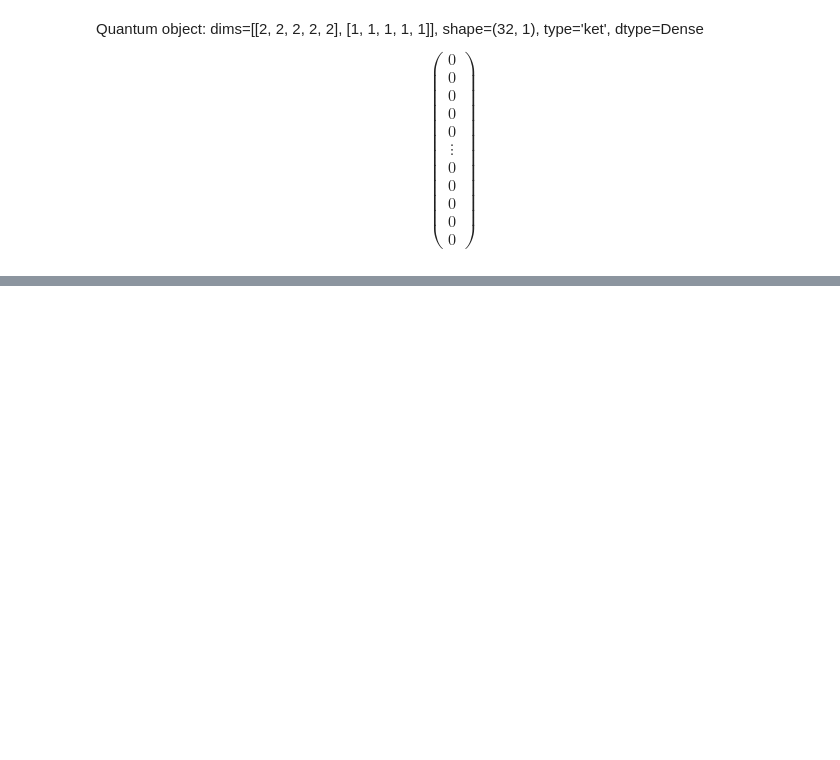
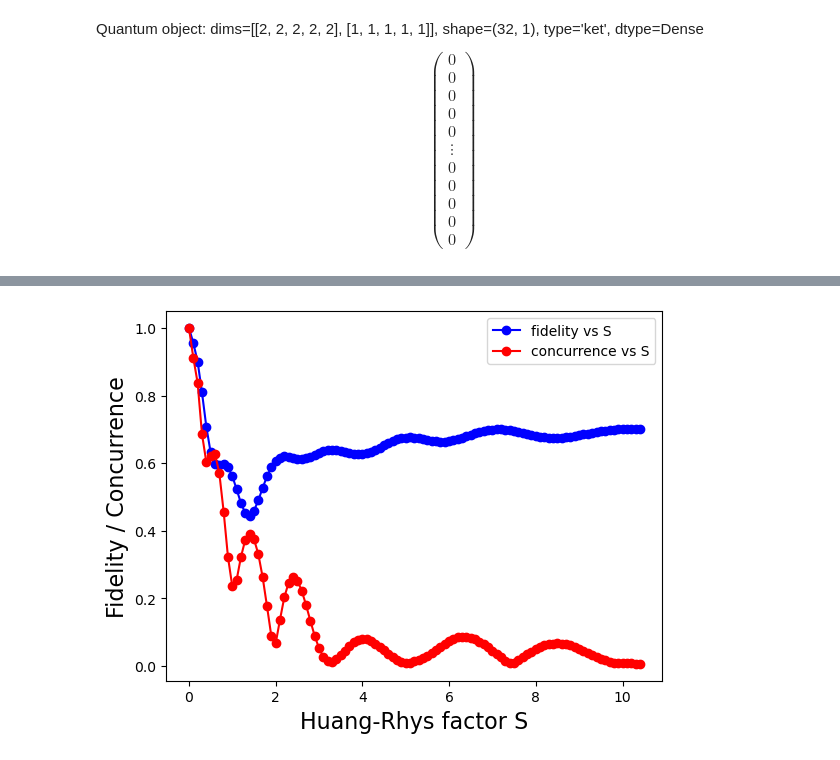
Before and after one commit to FoleyLab/qutip-lectures, a Jupyter notebook: test_qutip/htc_LiH_plus_vib_by_hand.ipynb, the cells around one changed output, grey strips where cells are left out. Cells and saved outputs as stored; diff of their text form; code cells hidden in the pictures; blank space fills up the shorter version.

```diff
--- a/test_qutip/htc_LiH_plus_vib_by_hand.ipynb
+++ b/test_qutip/htc_LiH_plus_vib_by_hand.ipynb
@@ -224,0 +338,9 @@ np.float64(0.9999999936763853)
+# %%
+plt.plot(fid_data[:,0], fid_data[:,1], 'bo-', label='fidelity vs S')
+plt.plot(fid_data[:,0], fid_data[:,2], 'ro-', label='concurrence vs S')
+plt.xlabel('Huang-Rhys factor S', fontsize=16)
+plt.ylabel('Fidelity / Concurrence', fontsize=16)
+plt.legend()
+plt.show()
+# %% [output]
+[figure, added]
```
Also changed, not shown: parts of 9 cells of this notebook.
